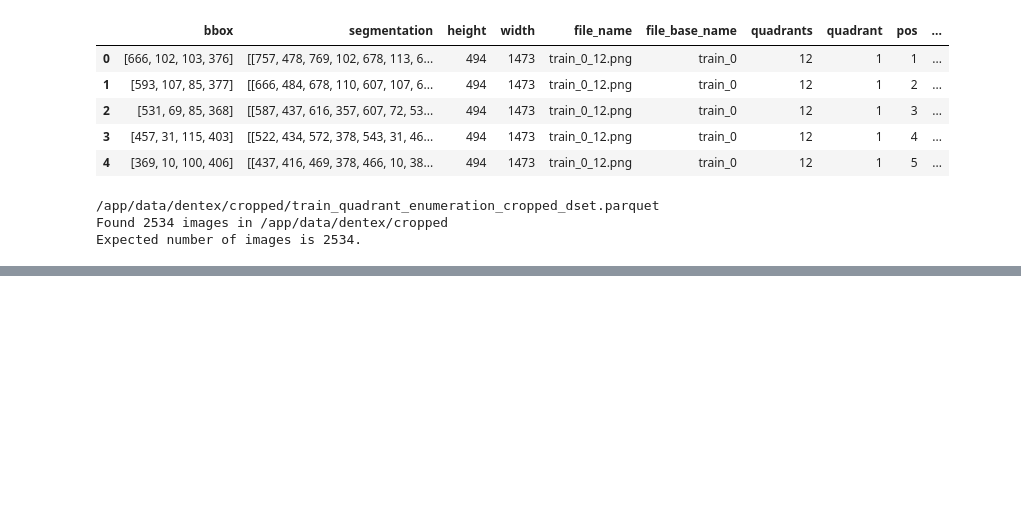
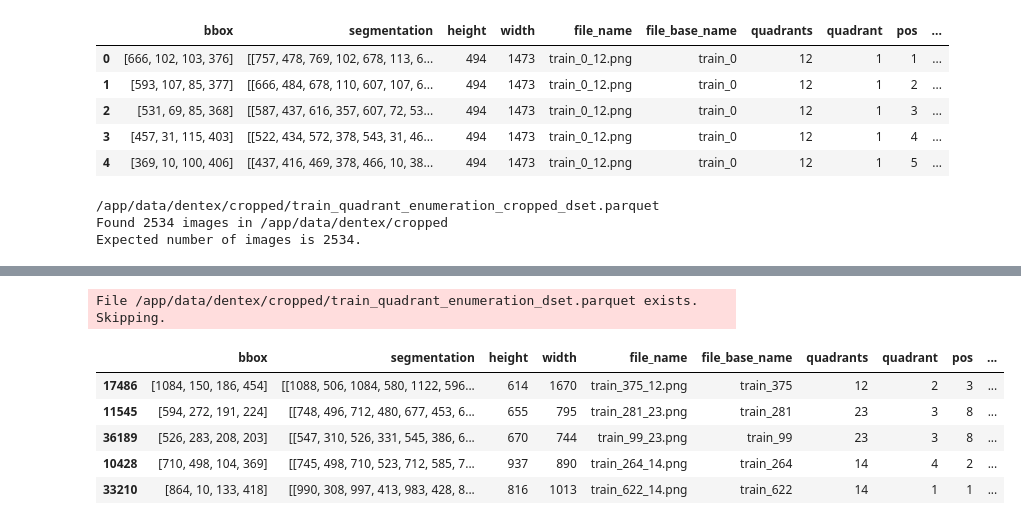
Before and after one commit to awerdich/computervision, a Jupyter notebook: notebooks/detection/06_datasplit.ipynb, the cells around one changed output, grey strips where cells are left out. Saved outputs shown, nothing was run; the diff lists cells and outputs as text; code cells hidden in the pictures; blank space fills up the shorter version.

Commit message:
dentex image preprocessing

```diff
--- a/notebooks/detection/06_datasplit.ipynb
+++ b/notebooks/detection/06_datasplit.ipynb
@@ -98,5 +98,37 @@ assert expected_images == len(file_list), \
 Found 2534 images in /app/data/dentex/cropped
 Expected number of images is 2534.
 # %%
+# Number of panoramic x-rays for testing and validation
+n_test = 16
+n_val = 16
+
 # Start with a sorted list of panoramic x-rays
-image_list = sorted(list(df['file_name'].unique()))
+image_list = sorted(list(df['file_base_name'].unique()))
+print(len(image_list))
+# Shuffle the list
+seed = 123
+random.seed(seed)
+random.shuffle(image_list)
+print(image_list[:5])
+
+# Now we can pick the images for validation and testing
+val_image_list = image_list[:n_val]
+test_image_list = image_list[n_val+1:n_val+n_test+1]
+print(len(val_image_list))
+print(len(test_image_list))
+
+# Assign the data sets to the images
+df = df.assign(dset='train')
+df.loc[df['file_base_name'].isin(val_image_list), 'dset'] = 'val'
+df.loc[df['file_base_name'].isin(test_image_list), 'dset'] = 'test'
+
+# Count images and annotations for each data set
+for dset in ['train', 'val', 'test']:
+    n_base_images = len(df.loc[df['dset'] == dset, 'file_base_name'].unique())
+    n_images = len(df.loc[df['dset'] == dset, 'file_name'].unique())
+    n_annotations = df.loc[df['dset'] == dset, 'file_name'].shape[0]
+    print()
+    print(f'{dset.upper()}')
+    print(f'Panoramic x-rays: {n_base_images}')
+    print(f'Cropped images:   {n_images}')
+    print(f'Annotations:      {n_annotations}')
@@ -102,0 +155,19 @@ image_list = sorted(list(df['file_name'].unique()))
+# %%
+# Save the data frame
+dset_file_name = f'{os.path.splitext(parquet_file_name)[0].\
+    rsplit('_', maxsplit=1)[0]}_dset.parquet'
+dset_file = os.path.join(xrays_dir, dset_file_name)
+if not os.path.exists(dset_file):
+    print(f'Saving data: {dset_file}')
+    df.to_parquet(dset_file)
+else:
+    logger.warning(f'File {dset_file} exists. Skipping.')
+display(df.sample(5))
+# %% [output]
+File /app/data/dentex/cropped/train_quadrant_enumeration_dset.parquet exists. Skipping.
+|  | bbox | segmentation | height | width | file_name | file_base_name | quadrants | quadrant | pos | ... |
+| 17486 | [1084, 150, 186, 454] | [[1088, 506, 1084, 580, 1122, 596... | 614 | 1670 | train_375_12.png | train_375 | 12 | 2 | 3 | ... |
+| 11545 | [594, 272, 191, 224] | [[748, 496, 712, 480, 677, 453, 6... | 655 | 795 | train_281_23.png | train_281 | 23 | 3 | 8 | ... |
+| 36189 | [526, 283, 208, 203] | [[547, 310, 526, 331, 545, 386, 6... | 670 | 744 | train_99_23.png | train_99 | 23 | 3 | 8 | ... |
+| 10428 | [710, 498, 104, 369] | [[745, 498, 710, 523, 712, 585, 7... | 937 | 890 | train_264_14.png | train_264 | 14 | 4 | 2 | ... |
+| 33210 | [864, 10, 133, 418] | [[990, 308, 997, 413, 983, 428, 8... | 816 | 1013 | train_622_14.png | train_622 | 14 | 1 | 1 | ... |
```
Also changed, not shown: parts of 1 cell of this notebook, 3 other files.
